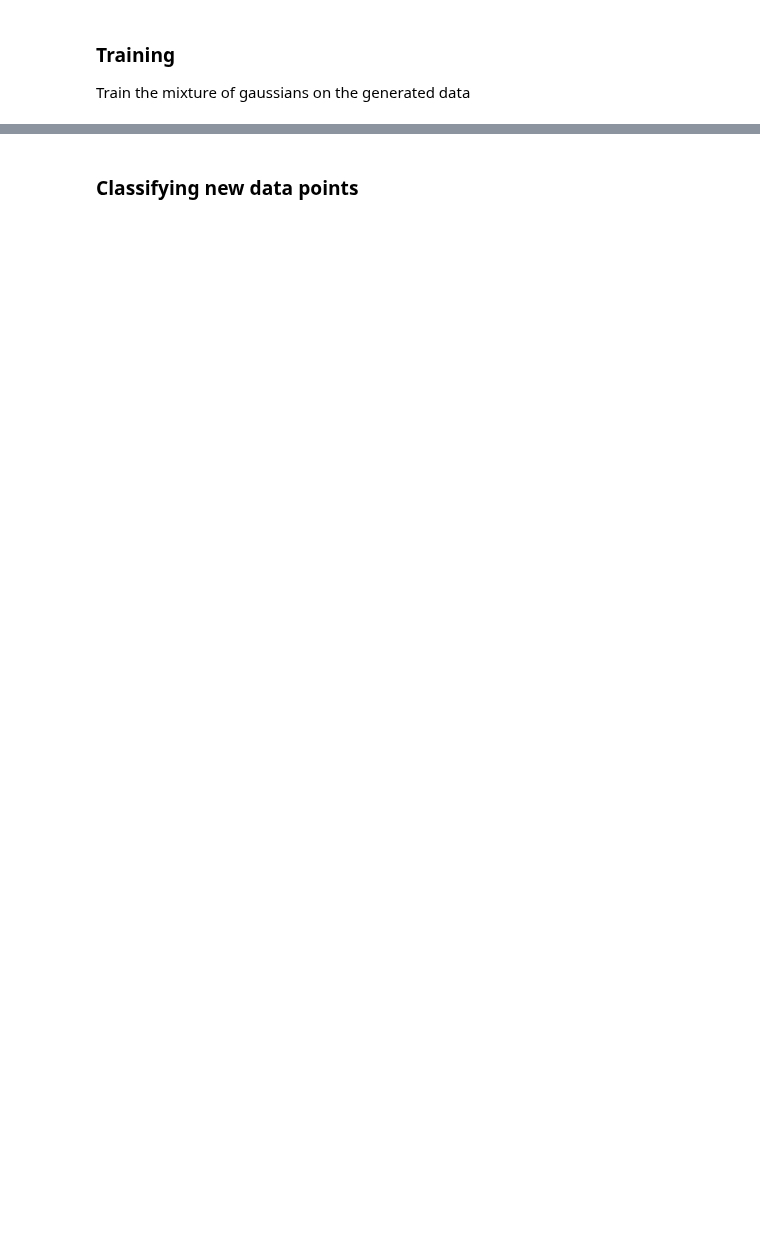
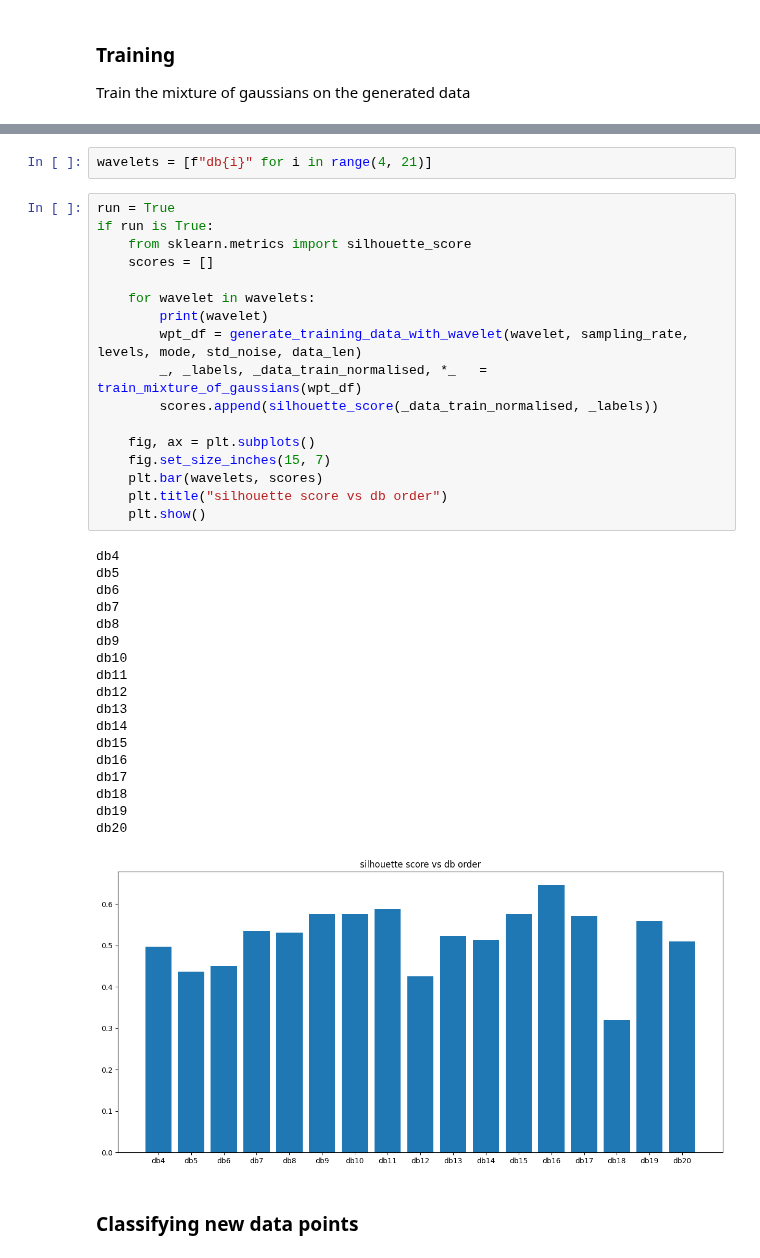
Before and after one commit to USonixGroup/wpt-cavitation, a Jupyter notebook: notebooks/mixture_of_gaussians.ipynb, the cells around one changed output, grey strips where cells are left out. Saved outputs shown, nothing was run; the diff lists cells and outputs as text; blank space fills up the shorter version.

```diff
--- a/notebooks/mixture_of_gaussians.ipynb
+++ b/notebooks/mixture_of_gaussians.ipynb
@@ -174,3 +170,41 @@ plt.show()
+# %%
+wavelets = [f"db{i}" for i in range(4, 21)]
+# %%
+run = True
+if run is True:
+    from sklearn.metrics import silhouette_score
+    scores = []
+
+    for wavelet in wavelets:
+        print(wavelet)
+        wpt_df = generate_training_data_with_wavelet(wavelet, sampling_rate, levels, mode, std_noise, data_len)
+        _, _labels, _data_train_normalised, *_   = train_mixture_of_gaussians(wpt_df)
+        scores.append(silhouette_score(_data_train_normalised, _labels))
+
+    fig, ax = plt.subplots()
+    fig.set_size_inches(15, 7)
+    plt.bar(wavelets, scores)
+    plt.title("silhouette score vs db order")
+    plt.show()
+# %% [output]
+db4
+db5
+db6
+db7
+db8
+db9
+db10
+db11
+db12
+db13
+db14
+db15
+db16
+db17
+db18
+db19
+db20
+[figure, added]
 # %% [markdown]
 ### Classifying new data points
 # %%
```
Also changed, not shown: parts of 14 cells of this notebook, 14 other files.
